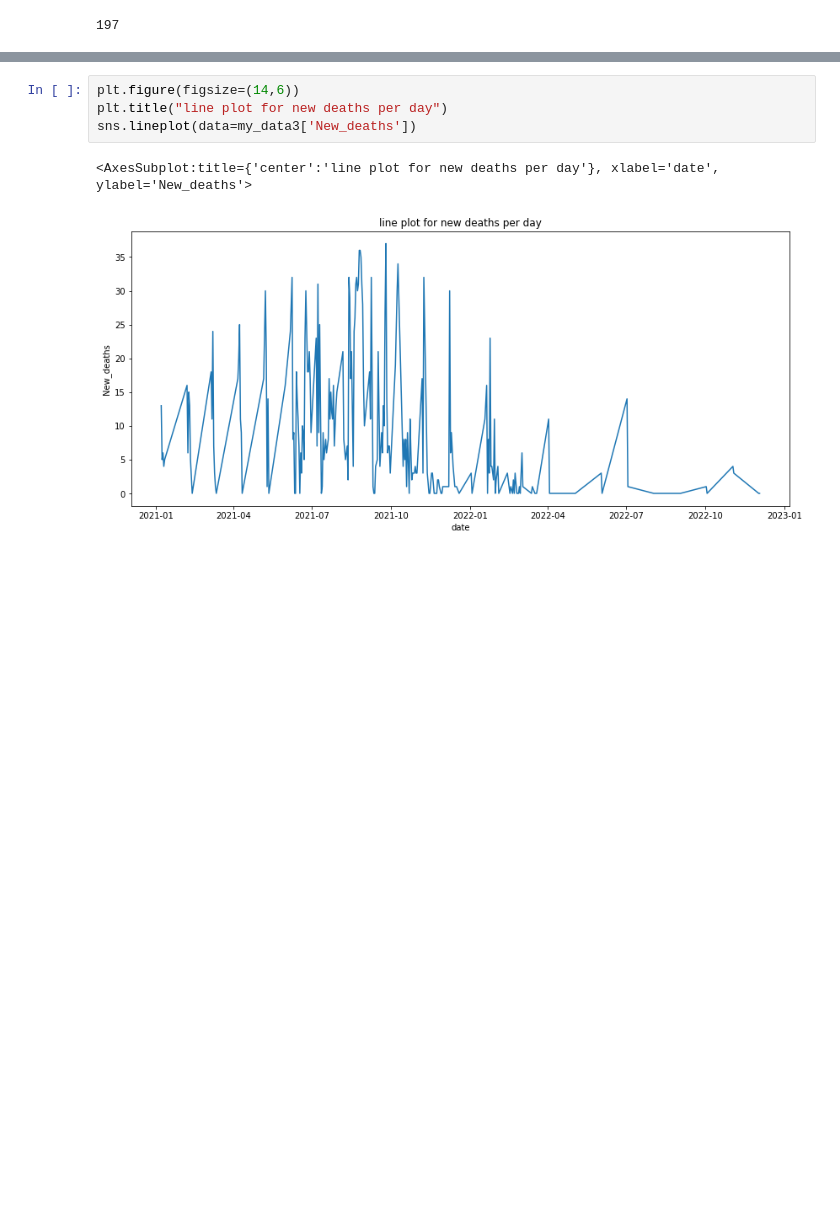
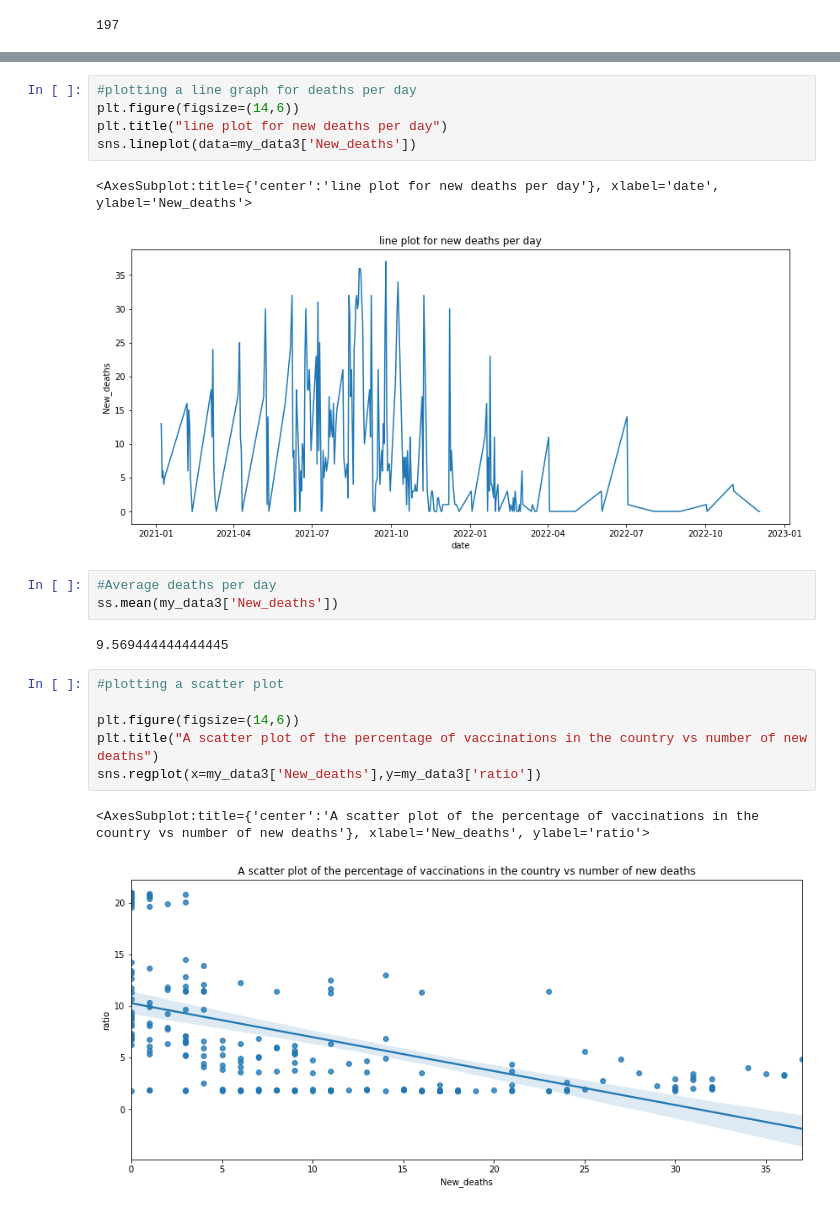
Before and after one commit to Danlof/kenya-covid-19-mortality-vs-vaccinations-, a Jupyter notebook: data_vis.ipynb, the cells around one changed output, grey strips where cells are left out. Drawn from its saved outputs; the diff is of its cells as text; blank space fills up the shorter version.

```diff
--- a/data_vis.ipynb
+++ b/data_vis.ipynb
@@ -113,7 +90,22 @@ sns.lineplot(data=data_col)
 # %%
+#plotting a line graph for deaths per day
 plt.figure(figsize=(14,6))
 plt.title("line plot for new deaths per day")
 sns.lineplot(data=my_data3['New_deaths'])
 # %% [output]
 <AxesSubplot:title={'center':'line plot for new deaths per day'}, xlabel='date', ylabel='New_deaths'>
 [figure]
+# %%
+#Average deaths per day
+ss.mean(my_data3['New_deaths'])
+# %% [output]
+9.569444444444445
+# %%
+#plotting a scatter plot
+
+plt.figure(figsize=(14,6))
+plt.title("A scatter plot of the percentage of vaccinations in the country vs number of new deaths")
+sns.regplot(x=my_data3['New_deaths'],y=my_data3['ratio'])
+# %% [output]
+<AxesSubplot:title={'center':'A scatter plot of the percentage of vaccinations in the country vs number of new deaths'}, xlabel='New_deaths', ylabel='ratio'>
+[figure, added]
```
Also changed, not shown: parts of 7 cells of this notebook.
